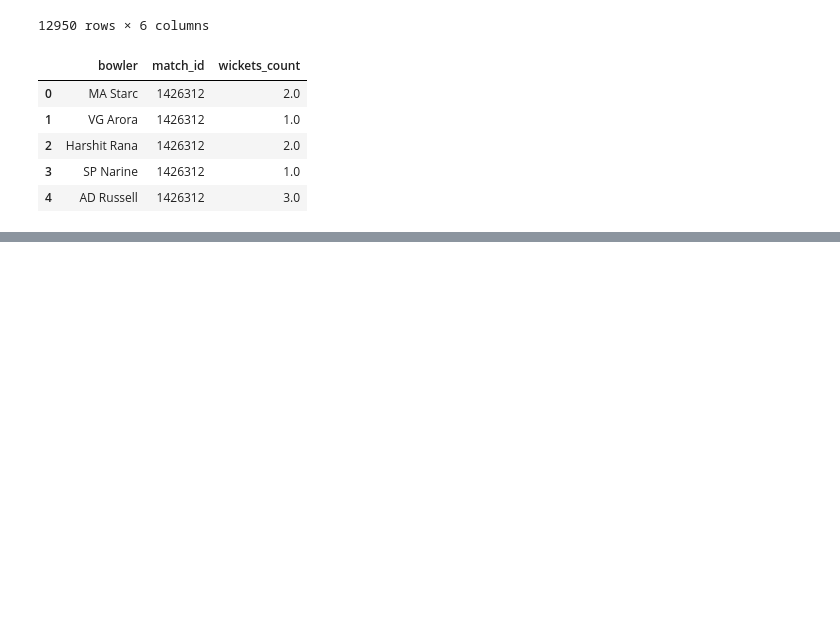
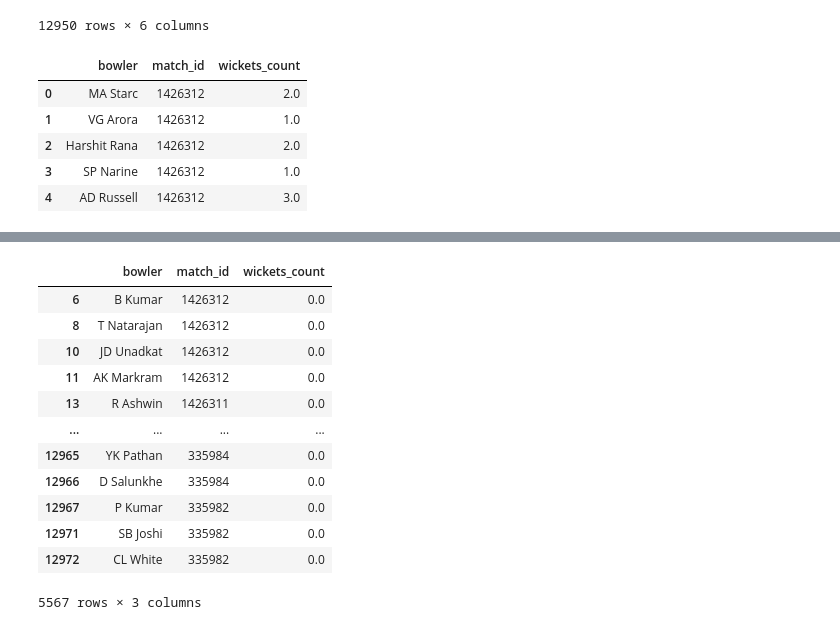
Before and after one commit to NIRANJANGOPALAN/IPL_player_analysis, a Jupyter notebook: IPL_workbook.ipynb, the cells around one changed output, grey strips where cells are left out. Drawn from its saved outputs; the diff is of its cells as text; code cells hidden in the pictures; blank space fills up the shorter version.

```diff
--- a/IPL_workbook.ipynb
+++ b/IPL_workbook.ipynb
@@ -316,0 +315,16 @@ dtype: int64
+# %%
+zero_wickets
+# %% [output]
+|  | bowler | match_id | wickets_count |
+| 6 | B Kumar | 1426312 | 0.0 |
+| 8 | T Natarajan | 1426312 | 0.0 |
+| 10 | JD Unadkat | 1426312 | 0.0 |
+| 11 | AK Markram | 1426312 | 0.0 |
+| 13 | R Ashwin | 1426311 | 0.0 |
+| ... | ... | ... | ... |
+| 12965 | YK Pathan | 335984 | 0.0 |
+| 12966 | D Salunkhe | 335984 | 0.0 |
+| 12967 | P Kumar | 335982 | 0.0 |
+| 12971 | SB Joshi | 335982 | 0.0 |
+| 12972 | CL White | 335982 | 0.0 |
+5567 rows × 3 columns
```
Also changed, not shown: parts of 11 cells of this notebook, 5 other files.
